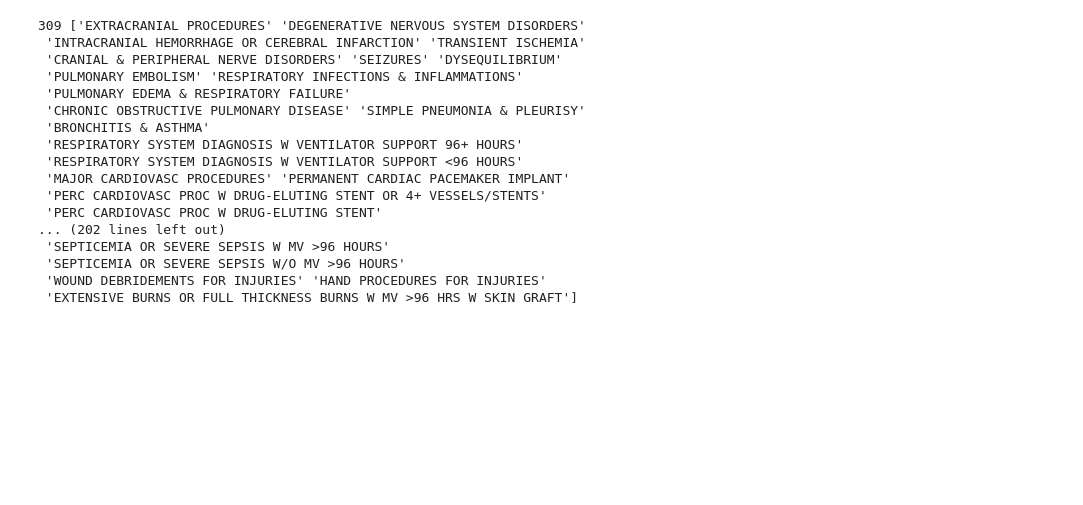
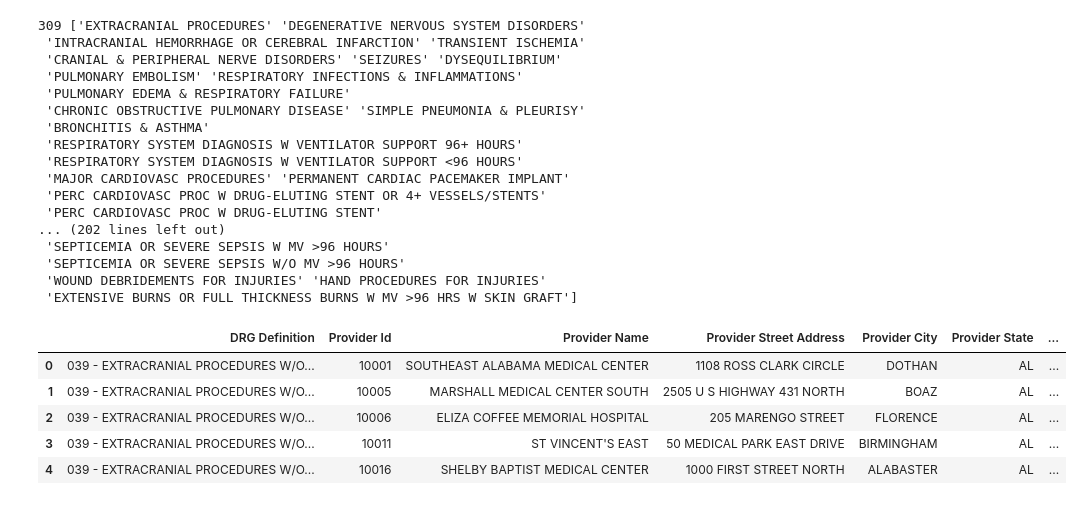
Before and after one commit to connelb/NU-Bootcamp-Project-1, a Jupyter notebook: notebook/data_exploration.ipynb, the cells around one changed output. Cells and saved outputs as stored; diff of their text form; code cells hidden in the pictures; blank space fills up the shorter version.

```diff
--- a/notebook/data_exploration.ipynb
+++ b/notebook/data_exploration.ipynb
@@ -56,3 +82,12 @@ print(len(df['mod_DRG Definition'].unique()),df['mod_DRG Definition'].unique())
  'SEPTICEMIA OR SEVERE SEPSIS W/O MV >96 HOURS'
  'WOUND DEBRIDEMENTS FOR INJURIES' 'HAND PROCEDURES FOR INJURIES'
  'EXTENSIVE BURNS OR FULL THICKNESS BURNS W MV >96 HRS W SKIN GRAFT']
+# %%
+df.head()
+# %% [output]
+|  | DRG Definition | Provider Id | Provider Name | Provider Street Address | Provider City | Provider State | ... |
+| 0 | 039 - EXTRACRANIAL PROCEDURES W/O... | 10001 | SOUTHEAST ALABAMA MEDICAL CENTER | 1108 ROSS CLARK CIRCLE | DOTHAN | AL | ... |
+| 1 | 039 - EXTRACRANIAL PROCEDURES W/O... | 10005 | MARSHALL MEDICAL CENTER SOUTH | 2505 U S HIGHWAY 431 NORTH | BOAZ | AL | ... |
+| 2 | 039 - EXTRACRANIAL PROCEDURES W/O... | 10006 | ELIZA COFFEE MEMORIAL HOSPITAL | 205 MARENGO STREET | FLORENCE | AL | ... |
+| 3 | 039 - EXTRACRANIAL PROCEDURES W/O... | 10011 | ST VINCENT'S EAST | 50 MEDICAL PARK EAST DRIVE | BIRMINGHAM | AL | ... |
+| 4 | 039 - EXTRACRANIAL PROCEDURES W/O... | 10016 | SHELBY BAPTIST MEDICAL CENTER | 1000 FIRST STREET NORTH | ALABASTER | AL | ... |
```
Also changed, not shown: parts of 5 cells of this notebook, 1 other file.
